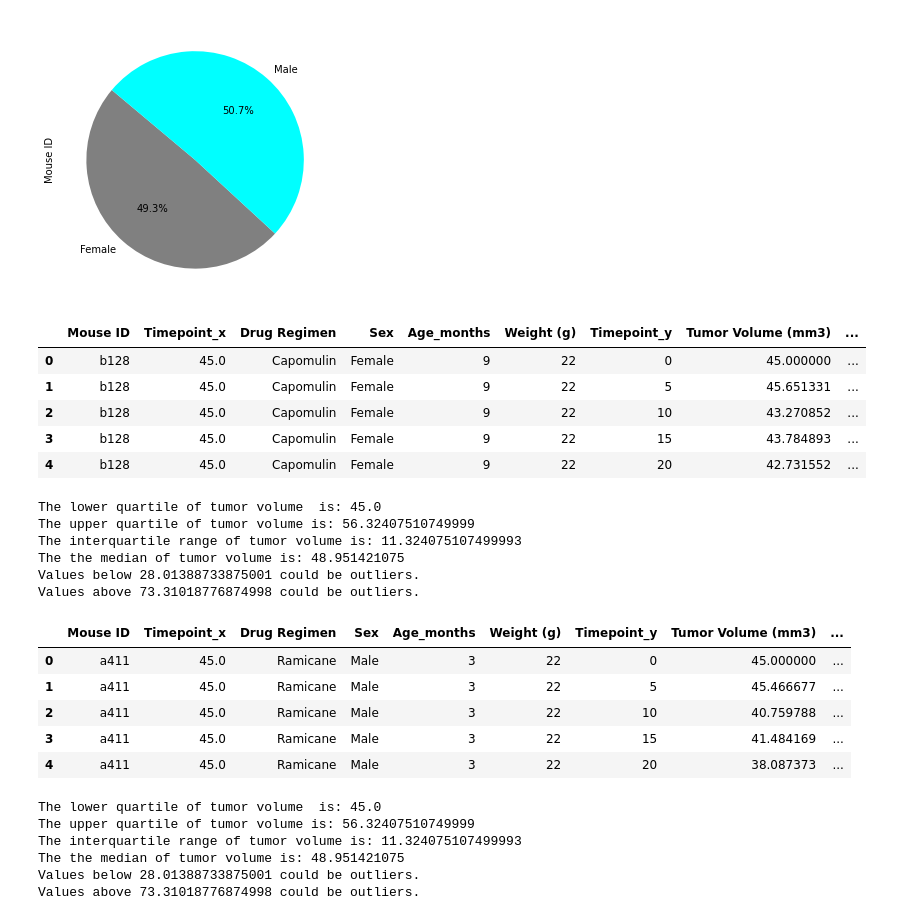
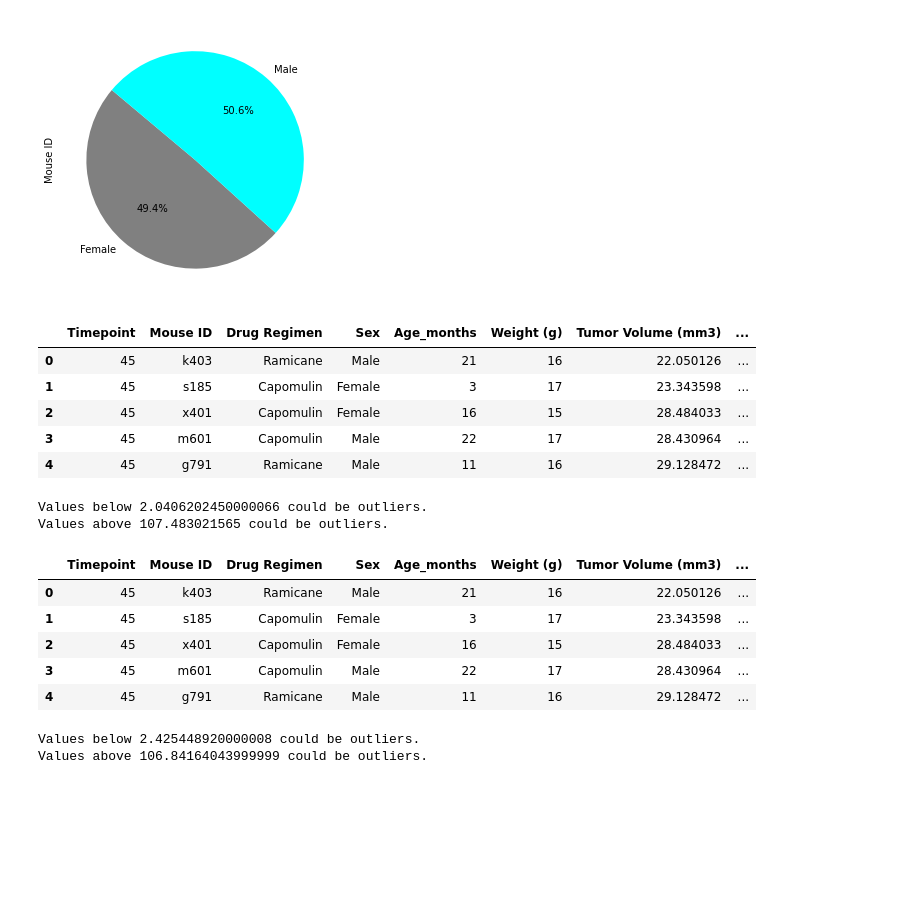
Before and after one commit to chirchir92/matplotlib_challenge, a Jupyter notebook: pymaceuticals.ipynb, the cells around one changed output. Saved outputs shown, nothing was run; the diff lists cells and outputs as text; code cells hidden in the pictures; blank space fills up the shorter version.

```diff
--- a/pymaceuticals.ipynb
+++ b/pymaceuticals.ipynb
@@ -14,16 +14,20 @@ meta_data = pd.read_csv('/Users/russ/Downloads/Mouse_metadata.csv')
 study_data = pd.read_csv('/Users/russ/Downloads/Study_results.csv')
 
 # merge the two dataframes
-cancer_data_df = pd.merge(meta_data, study_data, on = 'Mouse ID', how = 'left')
+cancer_data = pd.merge(meta_data, study_data, on = 'Mouse ID', how = 'left')
+cancer_data
 
 # data cleansing
 # drop all the missing data if there is any
-cancer_data_df.dropna()
+#cancer_data_df.dropna()
+
 # check the dataframe details i.e column counts and dtype among others
-cancer_data_df.value_counts()
+#cancer_data_df.value_counts()
+
 # drop all duplicate data with same timpoint and mouse ID
-cancer_data=cancer_data_df.drop_duplicates(subset=['Timepoint','Mouse ID'])
+#cancer_data=cancer_data_df.drop_duplicates(subset=['Timepoint','Mouse ID'])
+
 # check the residual data in this case 4 rows of duplicates were removed
 # cleaned data is vital in getting accurate insights
-cancer_data.value_counts()
+#cancer_data.value_counts()
 # %% [output]
@@ -165,23 +169,24 @@ sexpie
 # %%
 # Calculate the final tumor volume of each mouse across four of the treatment regimens:
 # Capomulin, Ramicane, Infubinol, and Ceftamin#
 capomulin = cancer_data.groupby(['Drug Regimen']).get_group(('Capomulin'))
 
 # Start by getting the last (greatest) timepoint for each mouse
 capomulin_df = pd.DataFrame(capomulin.groupby(['Mouse ID']).max()['Timepoint'])
 
 # Merge this group df with the original dataframe to get the tumor volume at the last timepoint
-capomulin_final = pd.merge(capomulin_df, cancer_data, on = 'Mouse ID', how = 'outer')
+capomulin_final = pd.merge(capomulin_df, cancer_data, on = 'Timepoint', how = 'inner')
 capomulin_final.head()
 # %% [output]
-|  | Mouse ID | Timepoint_x | Drug Regimen | Sex | Age_months | Weight (g) | Timepoint_y | Tumor Volume (mm3) | ... |
-| 0 | b128 | 45.0 | Capomulin | Female | 9 | 22 | 0 | 45.000000 | ... |
-| 1 | b128 | 45.0 | Capomulin | Female | 9 | 22 | 5 | 45.651331 | ... |
-| 2 | b128 | 45.0 | Capomulin | Female | 9 | 22 | 10 | 43.270852 | ... |
-| 3 | b128 | 45.0 | Capomulin | Female | 9 | 22 | 15 | 43.784893 | ... |
-| 4 | b128 | 45.0 | Capomulin | Female | 9 | 22 | 20 | 42.731552 | ... |
+|  | Timepoint | Mouse ID | Drug Regimen | Sex | Age_months | Weight (g) | Tumor Volume (mm3) | ... |
+| 0 | 45 | k403 | Ramicane | Male | 21 | 16 | 22.050126 | ... |
+| 1 | 45 | s185 | Capomulin | Female | 3 | 17 | 23.343598 | ... |
+| 2 | 45 | x401 | Capomulin | Female | 16 | 15 | 28.484033 | ... |
+| 3 | 45 | m601 | Capomulin | Male | 22 | 17 | 28.430964 | ... |
+| 4 | 45 | g791 | Ramicane | Male | 11 | 16 | 29.128472 | ... |
 # %%
 # Calculate the final tumor volume of each mouse across four of the treatment regimens
+# create a list for final plotting
 tumorVol_capomulin = capomulin_final['Tumor Volume (mm3)']
 
 # If the data is in a dataframe, we use pandas to give quartile calculations
@@ -190,22 +195,18 @@ lowerq = quartiles[0.25]
 upperq = quartiles[0.75]
 iqr = upperq-lowerq
 
-print(f"The lower quartile of tumor volume  is: {lowerq}")
-print(f"The upper quartile of tumor volume is: {upperq}")
-print(f"The interquartile range of tumor volume is: {iqr}")
-print(f"The the median of tumor volume is: {quartiles[0.5]} ")
+#print(f"The lower quartile of tumor volume  is: {lowerq}")
+#print(f"The upper quartile of tumor volume is: {upperq}")
+#print(f"The interquartile range of tumor volume is: {iqr}")
+#print(f"The the median of tumor volume is: {quartiles[0.5]} ")
 
 lower_bound = lowerq - (1.5*iqr)
 upper_bound = upperq + (1.5*iqr)
 print(f"Values below {lower_bound} could be outliers.")
 print(f"Values above {upper_bound} could be outliers.")
 # %% [output]
-The lower quartile of tumor volume  is: 45.0
-The upper quartile of tumor volume is: 56.32407510749999
-The interquartile range of tumor volume is: 11.324075107499993
-The the median of tumor volume is: 48.951421075
-Values below 28.01388733875001 could be outliers.
-Values above 73.31018776874998 could be outliers.
+Values below 2.0406202450000066 could be outliers.
+Values above 107.483021565 could be outliers.
 # %%
 # Calculate the final tumor volume of each mouse across four of the treatment regimens:
 # Capomulin, Ramicane, Infubinol, and Ceftamin#
@@ -215,17 +216,18 @@ ramicane = cancer_data.groupby(['Drug Regimen']).get_group(('Ramicane'))
 ramicane_df = pd.DataFrame(ramicane.groupby(['Mouse ID']).max()['Timepoint'])
 
 # Merge this group df with the original dataframe to get the tumor volume at the last timepoint
-ramicane_final = pd.merge(ramicane_df, cancer_data, on = 'Mouse ID', how = 'outer')
+ramicane_final = pd.merge(ramicane_df, cancer_data, on = 'Timepoint', how = 'inner')
 ramicane_final.head()
 # %% [output]
-|  | Mouse ID | Timepoint_x | Drug Regimen | Sex | Age_months | Weight (g) | Timepoint_y | Tumor Volume (mm3) | ... |
-| 0 | a411 | 45.0 | Ramicane | Male | 3 | 22 | 0 | 45.000000 | ... |
-| 1 | a411 | 45.0 | Ramicane | Male | 3 | 22 | 5 | 45.466677 | ... |
-| 2 | a411 | 45.0 | Ramicane | Male | 3 | 22 | 10 | 40.759788 | ... |
-| 3 | a411 | 45.0 | Ramicane | Male | 3 | 22 | 15 | 41.484169 | ... |
-| 4 | a411 | 45.0 | Ramicane | Male | 3 | 22 | 20 | 38.087373 | ... |
+|  | Timepoint | Mouse ID | Drug Regimen | Sex | Age_months | Weight (g) | Tumor Volume (mm3) | ... |
+| 0 | 45 | k403 | Ramicane | Male | 21 | 16 | 22.050126 | ... |
+| 1 | 45 | s185 | Capomulin | Female | 3 | 17 | 23.343598 | ... |
+| 2 | 45 | x401 | Capomulin | Female | 16 | 15 | 28.484033 | ... |
+| 3 | 45 | m601 | Capomulin | Male | 22 | 17 | 28.430964 | ... |
+| 4 | 45 | g791 | Ramicane | Male | 11 | 16 | 29.128472 | ... |
 # %%
 # Calculate the final tumor volume of each mouse across four of the treatment regimens
+# create a list for final plotting
 tumorVol_ramicane = ramicane_final['Tumor Volume (mm3)']
 
 # If the data is in a dataframe, we use pandas to give quartile calculations
@@ -234,22 +236,18 @@ lowerq = quartiles[0.25]
 upperq = quartiles[0.75]
 iqr = upperq-lowerq
 
-print(f"The lower quartile of tumor volume  is: {lowerq}")
-print(f"The upper quartile of tumor volume is: {upperq}")
-print(f"The interquartile range of tumor volume is: {iqr}")
-print(f"The the median of tumor volume is: {quartiles[0.5]} ")
+#print(f"The lower quartile of tumor volume  is: {lowerq}")
+#print(f"The upper quartile of tumor volume is: {upperq}")
+#print(f"The interquartile range of tumor volume is: {iqr}")
+#print(f"The the median of tumor volume is: {quartiles[0.5]} ")
 
 lower_bound = lowerq - (1.5*iqr)
 upper_bound = upperq + (1.5*iqr)
 print(f"Values below {lower_bound} could be outliers.")
 print(f"Values above {upper_bound} could be outliers.")
 # %% [output]
-The lower quartile of tumor volume  is: 45.0
-The upper quartile of tumor volume is: 56.32407510749999
-The interquartile range of tumor volume is: 11.324075107499993
-The the median of tumor volume is: 48.951421075
-Values below 28.01388733875001 could be outliers.
-Values above 73.31018776874998 could be outliers.
+Values below 2.425448920000008 could be outliers.
+Values above 106.84164043999999 could be outliers.
 # %%
 # Calculate the final tumor volume of each mouse across four of the treatment regimens:
 # Capomulin, Ramicane, Infubinol, and Ceftamin#
```
Also changed, not shown: parts of 13 cells of this notebook.
